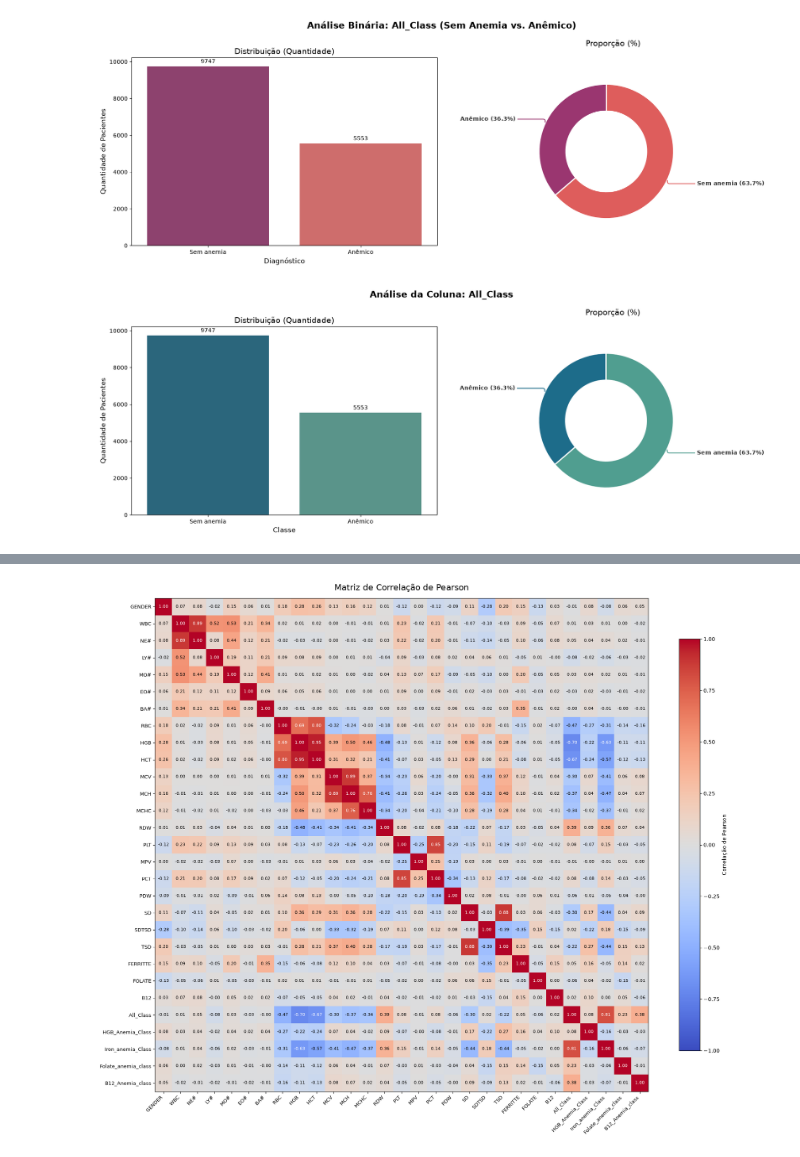
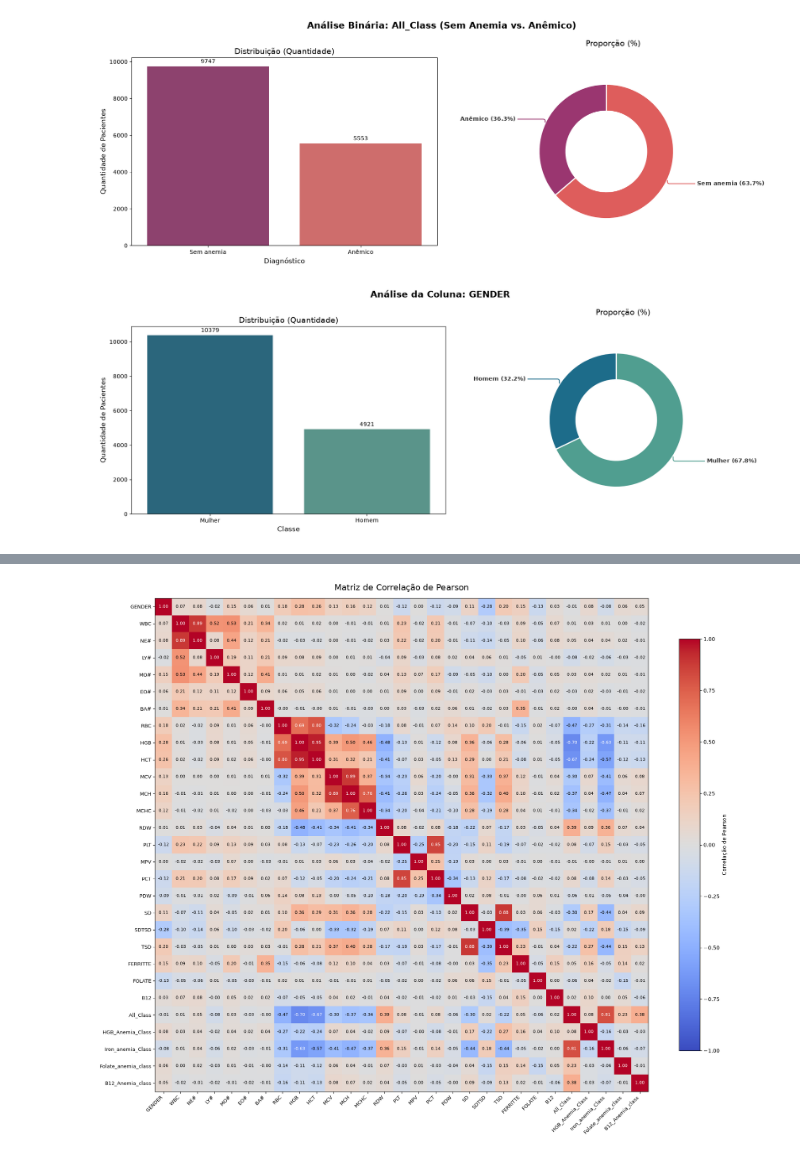
Before and after one commit to LuxLucas/anemia_ml_project, a Jupyter notebook: src/initial_analysis.ipynb, the cells around one changed output, grey strips where cells are left out. Cells and saved outputs as stored; diff of their text form; code cells hidden in the pictures.

```diff
--- a/src/initial_analysis.ipynb
+++ b/src/initial_analysis.ipynb
@@ -6,6 +8,6 @@ import ipywidgets as widgets
 # %%
 PATH = "../data/raw/anemia_dataset.csv"
-dataset = pd.read_csv(PATH,sep=",")
+dataset = pd.read_csv(PATH)
 # %%
 tabela_dimensao = pd.DataFrame({
     "Métrica": ["Linhas (Registros)", "Colunas (Variáveis)"],
@@ -102,10 +101,6 @@ def plotar_distribuicao_coluna(
     paleta="viridis",
     rotacao_x=15,
 ):
-    """
-    Gera um gráfico duplo (barras verticais + rosca com linhas conectoras)
-    e exibe um resumo estatístico no console para qualquer coluna do DataFrame.
-    """
     serie = df[coluna].map(mapa_nomes) if mapa_nomes else df[coluna]
 
     contagens = serie.value_counts()
@@ -229,21 +222,22 @@ plotar_distribuicao_coluna(
 # %% [output]
 [figure]
 # %%
-colunas_binarias = {
-    "GENDER": {0: "Mulher", 1: "Homem"},
+dicionario_gender = {
+    0: "Mulher",
+    1: "Homem",
 }
 
 plotar_distribuicao_coluna(
     dataset,
-    coluna=col,
-    mapa_nomes=mapa,
-    titulo_geral=f"Análise da Coluna: {col}",
+    coluna="GENDER",
+    mapa_nomes=dicionario_gender,
+    titulo_geral="Análise da Coluna: GENDER",
     xlabel="Classe",
     rotacao_x=0,
     paleta="crest"
 )
 # %% [output]
-[figure, old version]
+[figure, new version]
 # %%
 cols = dataset.columns.tolist()
 
```
Also changed, not shown: parts of 5 cells of this notebook.
